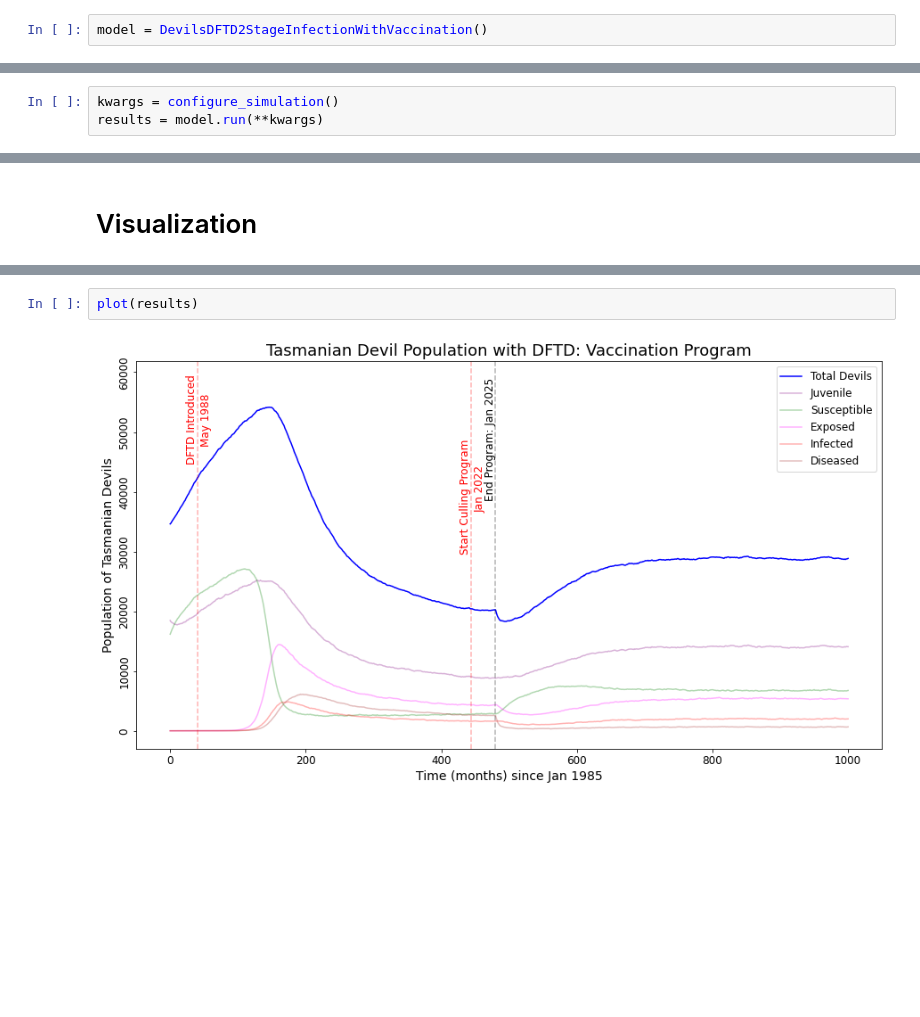
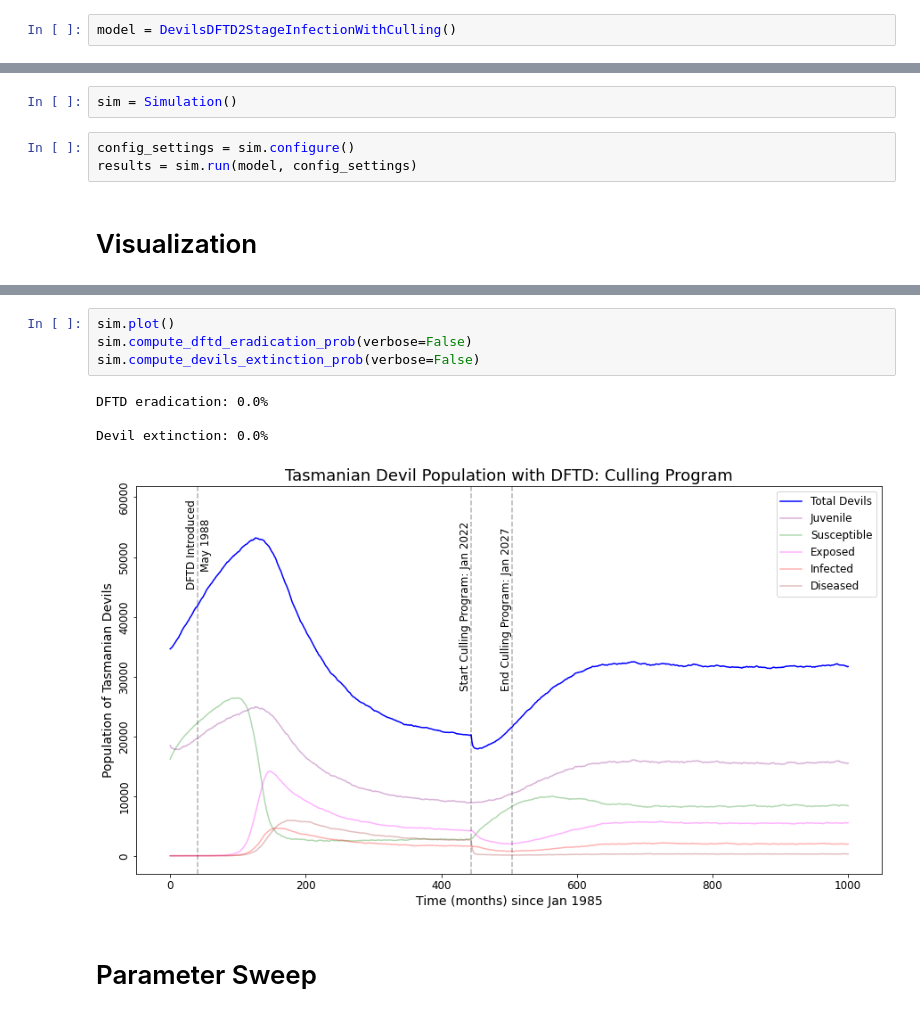
Before and after one commit to StochSS/devils_dftd_modeling, a Jupyter notebook: Parameter Sweeps/Devils DFTD 2-Stage Infection with Culling.ipynb, the cells around one changed output, grey strips where cells are left out. Cells and saved outputs as stored; diff of their text form; blank space fills up the shorter version.

```diff
--- a/Parameter Sweeps/Devils DFTD 2-Stage Infection with Culling.ipynb
+++ b/Parameter Sweeps/Devils DFTD 2-Stage Infection with Culling.ipynb
@@ -218,3 +209,3 @@ class DevilsDFTD2StageInfectionWithVaccination(Model):
 # %%
-model = DevilsDFTD2StageInfectionWithVaccination()
+model = DevilsDFTD2StageInfectionWithCulling()
 # %% [markdown]
@@ -230,3 +212,0 @@ def configure_simulation():
-# %%
-kwargs = configure_simulation()
-results = model.run(**kwargs)
@@ -233,2 +341,7 @@ results = model.run(**kwargs)
+# %%
+sim = Simulation()
+# %%
+config_settings = sim.configure()
+results = sim.run(model, config_settings)
 # %% [markdown]
 # Visualization
@@ -274,7 +348,14 @@ def plot(results, start=0, alpha=0.3):
-# %%
-plot(results)
-# %% [output]
-[figure, removed]
+# %%
+sim.plot()
+sim.compute_dftd_eradication_prob(verbose=False)
+sim.compute_devils_extinction_prob(verbose=False)
+# %% [output]
+DFTD eradication: 0.0%
+
+Devil extinction: 0.0%
+[figure, added]
+# %% [markdown]
+# Parameter Sweep
 # %%
 class ParameterSweep():
     def __init__(self, model, settings, params):
```
Also changed, not shown: parts of 13 cells of this notebook, 1 other file.
